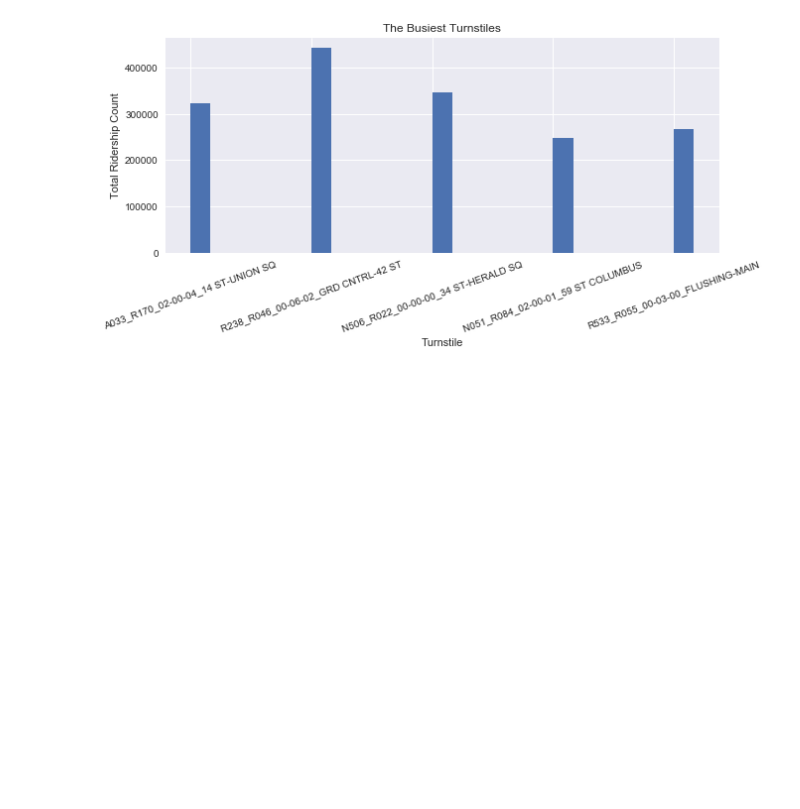
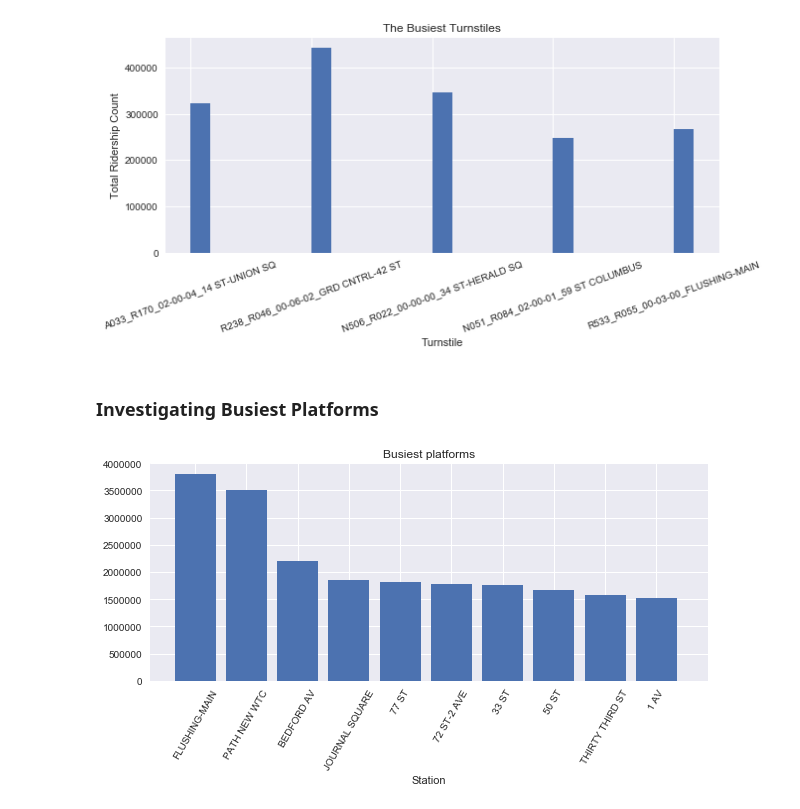
Before and after one commit to everling-prime/benson, a Jupyter notebook: team_best_benson_mta_analysis.ipynb, the cells around one changed output. Cells and saved outputs as stored; diff of their text form; code cells hidden in the pictures; blank space fills up the shorter version.

Commit message:
Add Kramer analysis and charts

```diff
--- a/team_best_benson_mta_analysis.ipynb
+++ b/team_best_benson_mta_analysis.ipynb
@@ -868,3 +868,31 @@ ax.set_title('The Busiest Turnstiles')
 # %% [output]
 <matplotlib.text.Text at 0x...>
 [figure]
+# %% [markdown]
+### Investigating Busiest Platforms
+# %%
+nyc_df['lines_at_station'] = nyc_df.linename.apply(len)
+
+gb = total_df_cleaned.groupby(['unit','station'])
+test_df = gb.sum()
+test_df['lines_at_station'] = gb.mean()['lines_at_station']
+
+test_df['total_traffic_norm'] = test_df['total_traffic']/test_df['lines_at_station']
+kramer_df = test_df.sort_values('total_traffic_norm', ascending=False)
+kramer_df = kramer_df.reset_index()
+# %%
+top_group_size = 10
+xlabs = kramer_df.iloc[:top_group_size]['station']
+yvals = kramer_df.iloc[:top_group_size]['total_traffic_norm']
+
+fig, ax = plt.subplots(figsize=(10, 4))
+plt.bar(np.arange(top_group_size), yvals)
+ax.set_xticks(range(0,11))
+ax.set_xticklabels(xlabs)
+plt.xticks(rotation = 60)
+plt.xlabel("Station")
+plt.title("Busiest platforms")
+plt.legend()
+plt.show()
+# %% [output]
+[figure, added]
```
Also changed, not shown: parts of 2 cells of this notebook.
